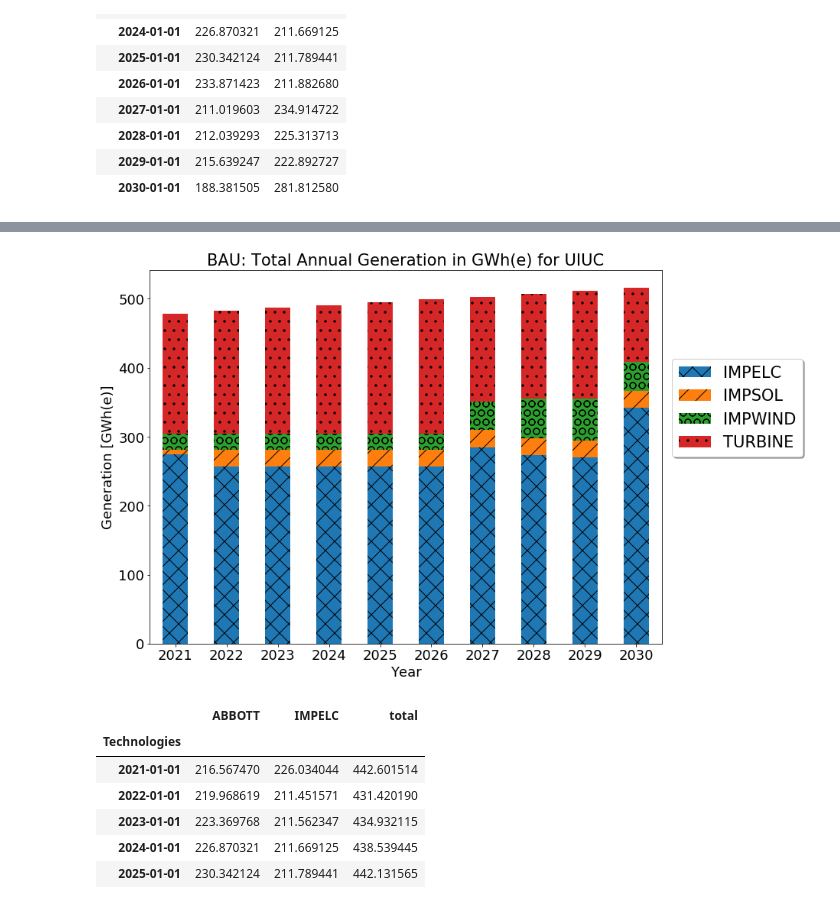
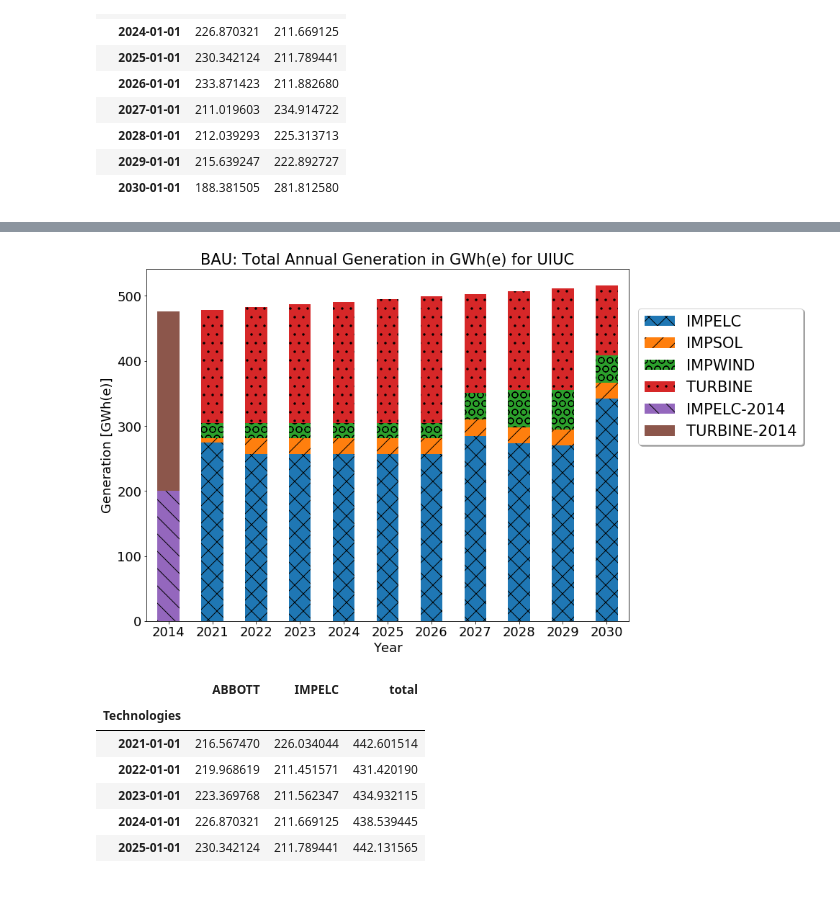
Before and after one commit to arfc/pride, a Jupyter notebook: data_processing/temoa_processing.ipynb, the cells around one changed output, grey strips where cells are left out. Cells and saved outputs as stored; diff of their text form; code cells hidden in the pictures.

```diff
--- a/data_processing/temoa_processing.ipynb
+++ b/data_processing/temoa_processing.ipynb
@@ -7,10 +7,13 @@ import matplotlib.pyplot as plt
 import numpy as np
 import pandas as pd
 from pandas import read_csv
+import matplotlib.dates as mdates
 
 years = [i for i in range(2021, 2031)]
 idx = np.asarray([i for i in range(len(years))])
 plt.rcParams['figure.figsize'] = (12,9)
+plt.rcParams['figure.edgecolor'] = 'k'
+plt.rcParams['figure.facecolor'] = 'w'
 bau_path = "~/research/temoa_data/bottomupv2/09-adds_co2activity/"
 # %%
 bau_emissions = read_csv(bau_path+"bau_emissions.csv", parse_dates=True, index_col='Technologies')
@@ -47,41 +51,24 @@ bau_activity
 # %%
-import matplotlib.dates as mdates
-
-years = [i for i in range(2021, 2031)]
-idx = np.asarray([i for i in range(len(years))])
-# years = mdates.YearLocator()   # every year
-# years_fmt = mdates.DateFormatter('%Y')
+years_bau =[2014]+[i for i in range(2021, 2031)]
+idx_bau = np.asarray([i for i in range(len(years_bau))])
 ax = bau_activity.plot.bar(stacked=True)
 plt.title("BAU: Total Annual Generation in GWh(e) for UIUC", fontsize=21)
 plt.ylabel("Generation [GWh(e)]", fontsize=18)
 plt.xlabel("Year", fontsize=18)
 
-# ax.xaxis.set_major_locator(years)
-# ax.xaxis.set_major_formatter(years_fmt)
-# plt.gcf().autofmt_xdate()
-
 bars = ax.patches
-hatches = ''.join(h*len(bau_activity) for h in 'x/O.')
+hatches = ''.join(h*len(bau_activity) for h in 'x/O.\\')
 
 for bar, hatch in zip(bars, hatches):
     bar.set_hatch(hatch)
 
-ax.set_xticks(idx)
-ax.set_xticklabels(years, rotation=0, fontsize=18)
-# ax.set_xticklabels(years, fontsize=18)
+ax.set_xticks(idx_bau)
+ax.set_xticklabels(years_bau, rotation=0, fontsize=18)
 plt.yticks(fontsize=18)
 ax.legend(loc=(1.02,0.5),fancybox=True, shadow=True, fontsize=12,prop={'size': 21})
-# locator = mdates.YearLocator()  # every month
-# # Specify the format - %b gives us Jan, Feb...
-# fmt = mdates.DateFormatter('%b')
-
-# X = plt.gca().xaxis
-# X.set_major_locator(locator)
-# # Specify formatter
-# X.set_major_formatter(fmt)
 plt.show()
 # %% [output]
-[figure, old version]
+[figure, new version]
 # %%
 bau_emissions['total'] = bau_emissions['ABBOTT'] + bau_emissions['IMPELC']
 bau_emissions
```
Also changed, not shown: parts of 19 cells of this notebook, 11 other files.
